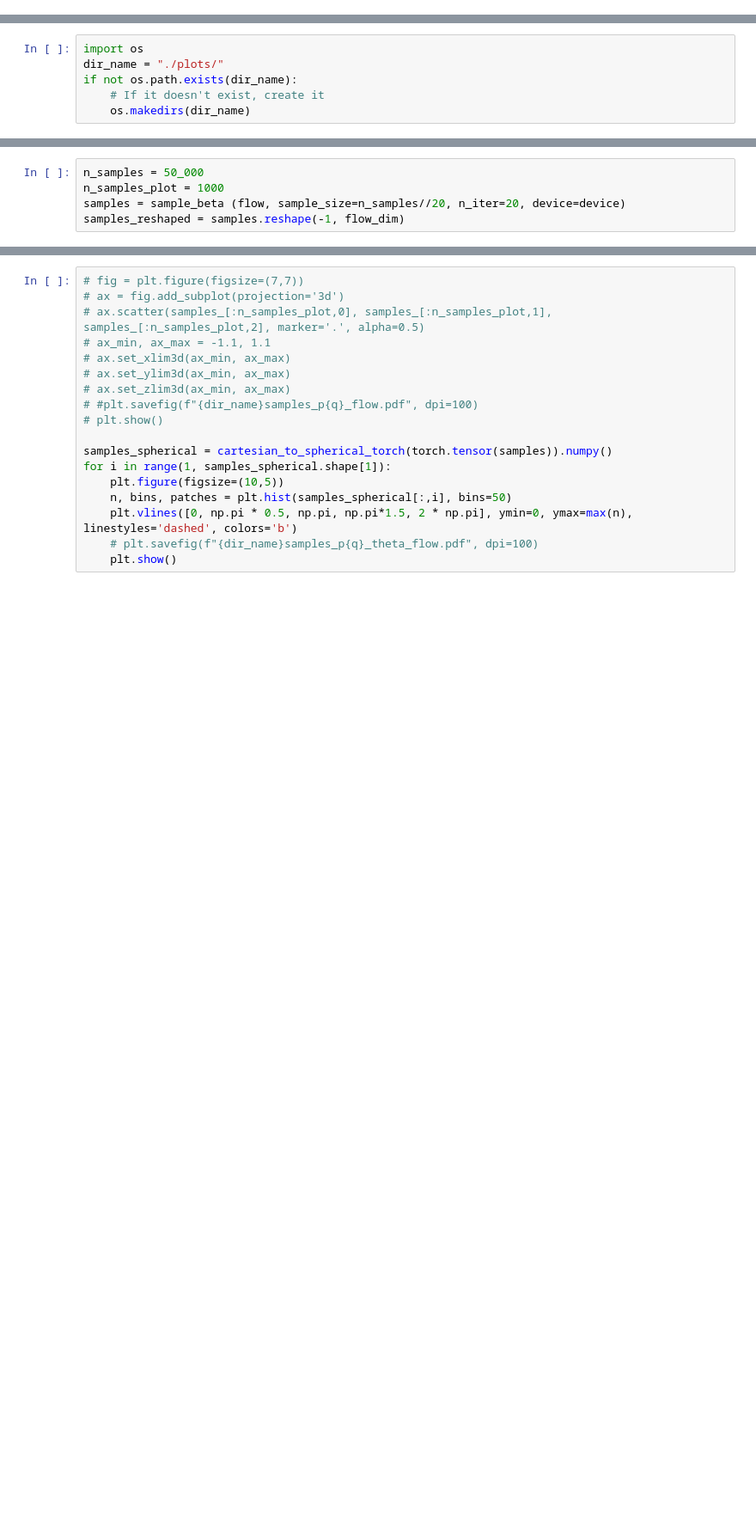
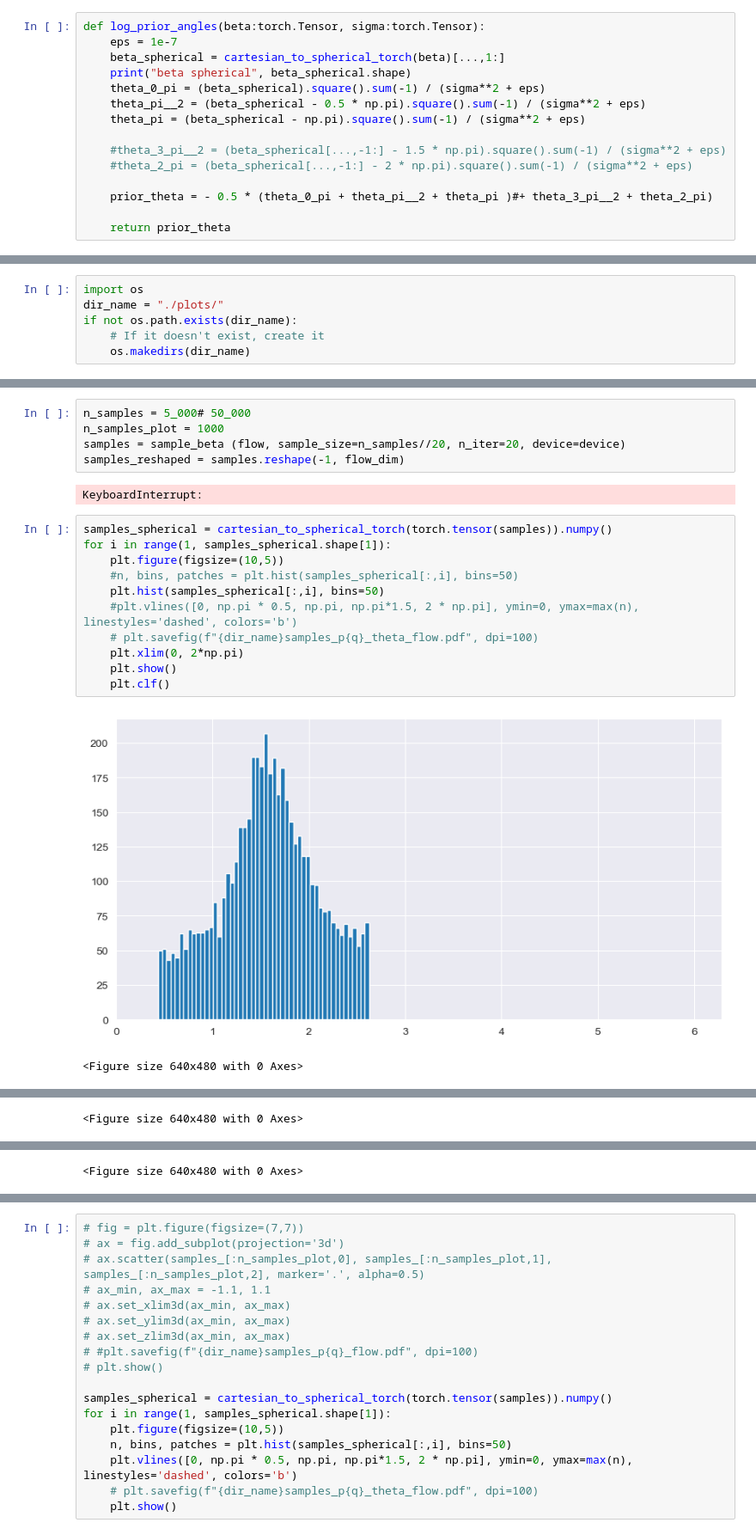
Before and after one commit to marcello-negri/manifold_flow, a Jupyter notebook: uniform_lp.ipynb, the cells around one changed output, grey strips where cells are left out. Shown at 86% size. Cells and saved outputs as stored; diff of their text form; blank space fills up the shorter version.

```diff
--- a/uniform_lp.ipynb
+++ b/uniform_lp.ipynb
@@ -56,3 +59,18 @@ def cartesian_to_spherical_torch(arr):
+# %%
+def log_prior_angles(beta:torch.Tensor, sigma:torch.Tensor):
+    eps = 1e-7
+    beta_spherical = cartesian_to_spherical_torch(beta)[...,1:]
+    print("beta spherical", beta_spherical.shape)
+    theta_0_pi = (beta_spherical).square().sum(-1) / (sigma**2 + eps)
+    theta_pi__2 = (beta_spherical - 0.5 * np.pi).square().sum(-1) / (sigma**2 + eps)
+    theta_pi = (beta_spherical - np.pi).square().sum(-1) / (sigma**2 + eps)
+
+    #theta_3_pi__2 = (beta_spherical[...,-1:] - 1.5 * np.pi).square().sum(-1) / (sigma**2 + eps)
+    #theta_2_pi = (beta_spherical[...,-1:] - 2 * np.pi).square().sum(-1) / (sigma**2 + eps)
+
+    prior_theta = - 0.5 * (theta_0_pi + theta_pi__2 + theta_pi )#+ theta_3_pi__2 + theta_2_pi)
+
+    return prior_theta
 # %%
 def build_cond_flow_manifold (flow_dim, norm, q, n_layers=3, hidden_features=256, device='cuda'):
     # base distribution over flattened triangular matrix
@@ -297,5 +339,21 @@ plt.show()
 # %%
-n_samples = 50_000
+n_samples = 5_000# 50_000
 n_samples_plot = 1000
 samples = sample_beta (flow, sample_size=n_samples//20, n_iter=20, device=device)
 samples_reshaped = samples.reshape(-1, flow_dim)
+# %% [output]
+KeyboardInterrupt:
+# %%
+samples_spherical = cartesian_to_spherical_torch(torch.tensor(samples)).numpy()
+for i in range(1, samples_spherical.shape[1]):
+    plt.figure(figsize=(10,5))
+    #n, bins, patches = plt.hist(samples_spherical[:,i], bins=50)
+    plt.hist(samples_spherical[:,i], bins=50)
+    #plt.vlines([0, np.pi * 0.5, np.pi, np.pi*1.5, 2 * np.pi], ymin=0, ymax=max(n), linestyles='dashed', colors='b')
+    # plt.savefig(f"{dir_name}samples_p{q}_theta_flow.pdf", dpi=100)
+    plt.xlim(0, 2*np.pi)
+    plt.show()
+    plt.clf()
+# %% [output]
+[figure, added]
+<Figure size 640x480 with 0 Axes>
@@ -301,0 +361 @@ samples_reshaped = samples.reshape(-1, flow_dim)
+<Figure size 640x480 with 0 Axes>
@@ -301,0 +363 @@ samples_reshaped = samples.reshape(-1, flow_dim)
+<Figure size 640x480 with 0 Axes>
```
Also changed, not shown: parts of 10 cells of this notebook, 1 other file.
